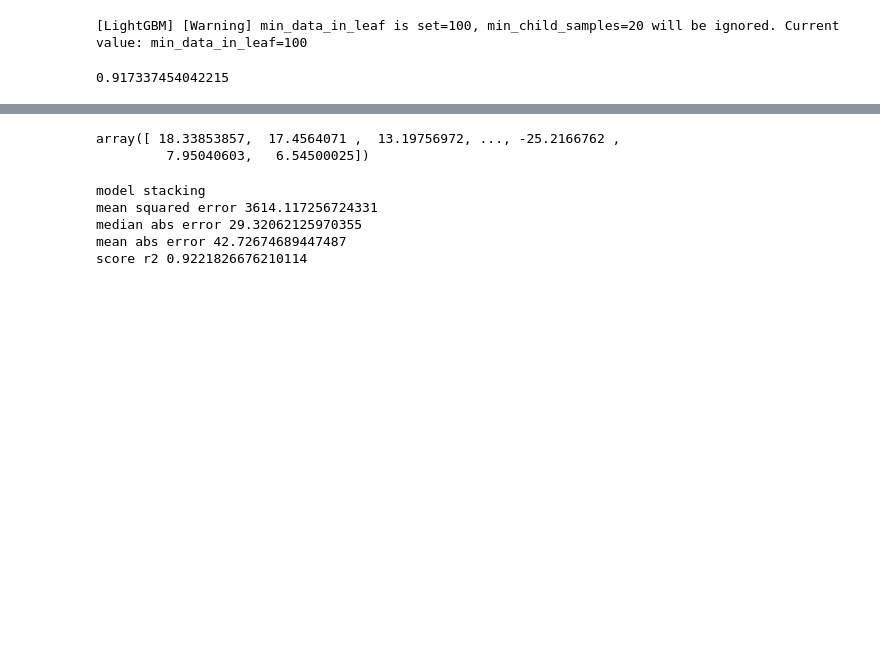
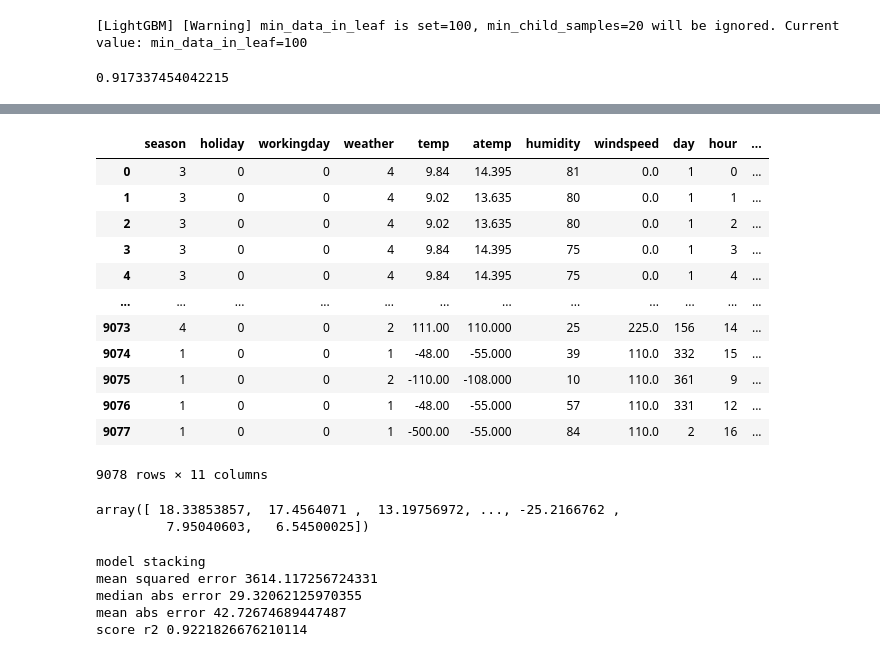
Before and after one commit to yayahamour/project_bike, a Jupyter notebook: model/test_notebook.ipynb, the cells around one changed output, grey strips where cells are left out. Drawn from its saved outputs; the diff is of its cells as text; code cells hidden in the pictures; blank space fills up the shorter version.

```diff
--- a/model/test_notebook.ipynb
+++ b/model/test_notebook.ipynb
@@ -654,11 +658,9 @@ logfunc = FunctionTransformer(func=np.log1p, inverse_func=np.exp, check_inverse=
 
 numerical_features = ['temp','atemp','humidity','windspeed','day','hour']
 encode_column = ['season','workingday','weather','holiday','hour','year']
-other_column = ['season','weather','holiday']
 
-numerical_pipeline = make_pipeline( logfunc, StandardScaler())
-encode_pipeline = make_pipeline(OneHotEncoder())
-other_pipeline = make_pipeline(OrdinalEncoder())
+numerical_pipeline = make_pipeline( logfunc, SimpleImputer(), MaxAbsScaler())
+encode_pipeline = make_pipeline(StandardScaler(with_mean=False, with_std=True), OneHotEncoder(handle_unknown = 'ignore'))
 
 preprocessor = make_column_transformer((numerical_pipeline, numerical_features),(encode_pipeline , encode_column))
 
@@ -690,3 +692,19 @@ Parameters: { "subsample_freq" } might not be used.
+# %%
+train_data_all_X
+# %% [output]
+|  | season | holiday | workingday | weather | temp | atemp | humidity | windspeed | day | hour | ... |
+| 0 | 3 | 0 | 0 | 4 | 9.84 | 14.395 | 81 | 0.0 | 1 | 0 | ... |
+| 1 | 3 | 0 | 0 | 4 | 9.02 | 13.635 | 80 | 0.0 | 1 | 1 | ... |
+| 2 | 3 | 0 | 0 | 4 | 9.02 | 13.635 | 80 | 0.0 | 1 | 2 | ... |
+| 3 | 3 | 0 | 0 | 4 | 9.84 | 14.395 | 75 | 0.0 | 1 | 3 | ... |
+| 4 | 3 | 0 | 0 | 4 | 9.84 | 14.395 | 75 | 0.0 | 1 | 4 | ... |
+| ... | ... | ... | ... | ... | ... | ... | ... | ... | ... | ... | ... |
+| 9073 | 4 | 0 | 0 | 2 | 111.00 | 110.000 | 25 | 225.0 | 156 | 14 | ... |
+| 9074 | 1 | 0 | 0 | 1 | -48.00 | -55.000 | 39 | 110.0 | 332 | 15 | ... |
+| 9075 | 1 | 0 | 0 | 2 | -110.00 | -108.000 | 10 | 110.0 | 361 | 9 | ... |
+| 9076 | 1 | 0 | 0 | 1 | -48.00 | -55.000 | 57 | 110.0 | 331 | 12 | ... |
+| 9077 | 1 | 0 | 0 | 1 | -500.00 | -55.000 | 84 | 110.0 | 2 | 16 | ... |
+9078 rows × 11 columns
 # %%
 model_stack.predict(train_data_all_X.iloc[:,0:11])
 # %% [output]
```
Also changed, not shown: parts of 4 cells of this notebook.
